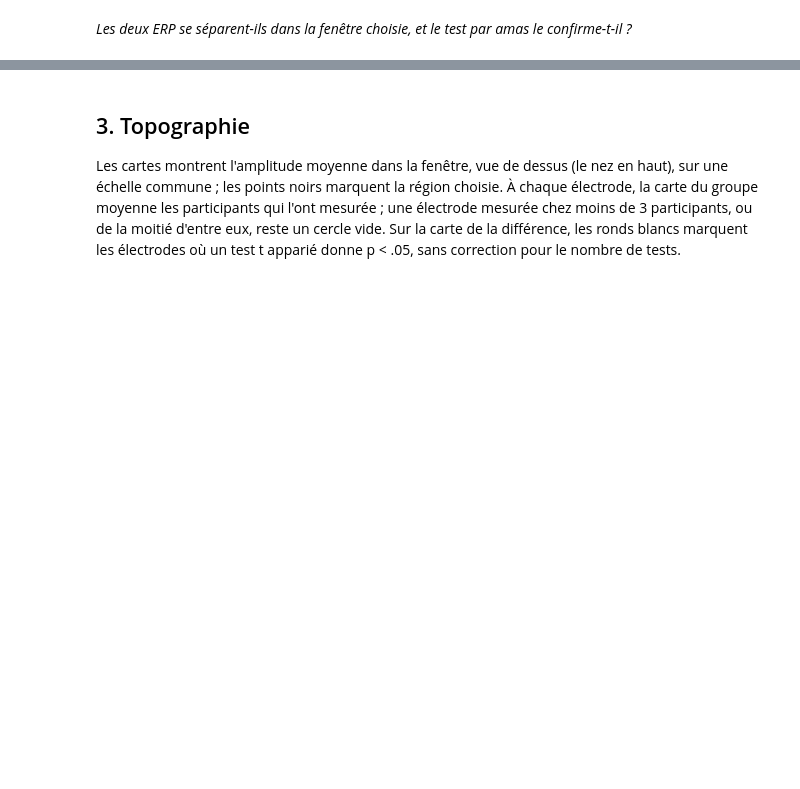
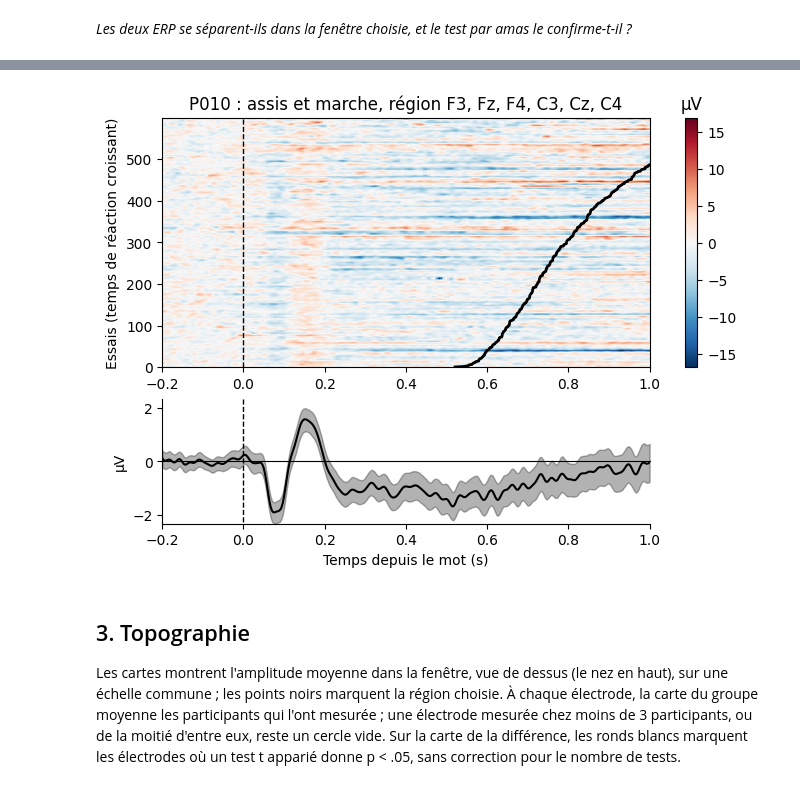
Before and after one commit to snesmaeili/PSY2007-Y-UdeM, a Jupyter notebook: autumn-2026/seance2/09_analysis1_lexicaldecision.ipynb, the cells around one changed output, grey strips where cells are left out. Cells and saved outputs as stored; diff of their text form; code cells hidden in the pictures; blank space fills up the shorter version.

```diff
--- a/autumn-2026/seance2/09_analysis1_lexicaldecision.ipynb
+++ b/autumn-2026/seance2/09_analysis1_lexicaldecision.ipynb
@@ -404,3 +456,20 @@ Amas : aucun
+# %%
+# ---- 2.3 L'image des essais d'un participant ------------------------------------------------------------------------------------
+ep_image = EPOQUES[PARTICIPANT]
+choisies = mne.concatenate_epochs([ep_image[CHOIX_A], ep_image[CHOIX_B]])   # les essais des deux conditions comparées
+info_region = mne.create_info(['région'], ep_image.info['sfreq'], 'eeg')
+essais_image = mne.EpochsArray(region_mesuree(choisies, REGION)[0][:, None, :] * 1e-6, info_region, tmin=ep_image.tmin,
+                               metadata=choisies.metadata.reset_index(drop=True))   # la région, un seul canal (MNE travaille en volts)
+tr_essais = essais_image.metadata['tr_ms'].to_numpy() / 1000     # le temps de réaction de chaque essai (s)
+autre = tr_essais if CENTRE == 'mot' else -tr_essais            # l'autre événement : la tape après le mot, ou le mot avant la tape
+autre = np.where((autre >= essais_image.tmin) & (autre <= essais_image.tmax), autre, np.nan)   # (hors de l'époque : pas tracé)
+figure = mne.viz.plot_epochs_image(essais_image, picks='région', order=np.argsort(tr_essais), overlay_times=autre, sigma=2,
+                                   title=f'{PARTICIPANT} : {COND_A} et {COND_B}, région {", ".join(REGION)}', show=False)[0]
+figure.axes[0].set_ylabel('Essais (temps de réaction croissant)')
+figure.axes[1].set_xlabel(f'Temps depuis {ZERO} (s)')
+plt.show()
+# %% [output]
+[figure, added]
 # %% [markdown]
 ## 3. Topographie
 
```
Also changed, not shown: parts of 18 cells of this notebook.
